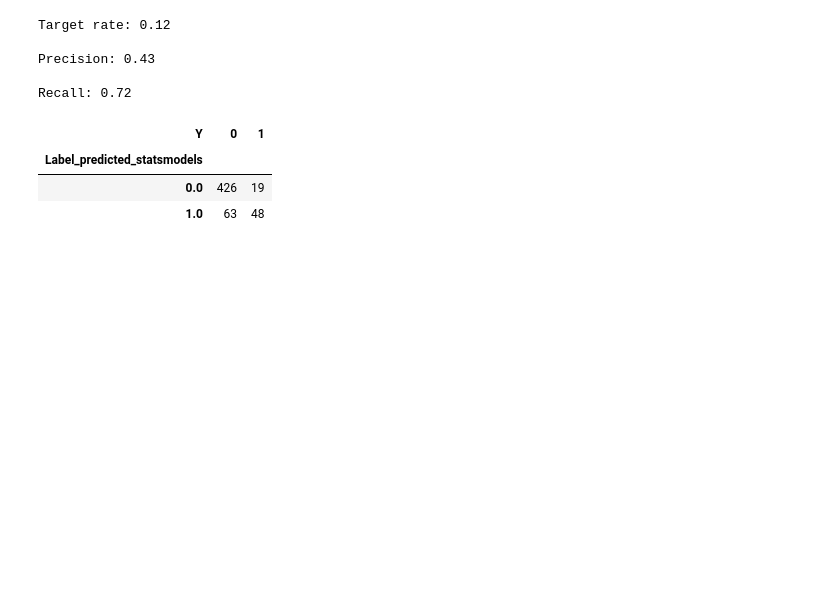
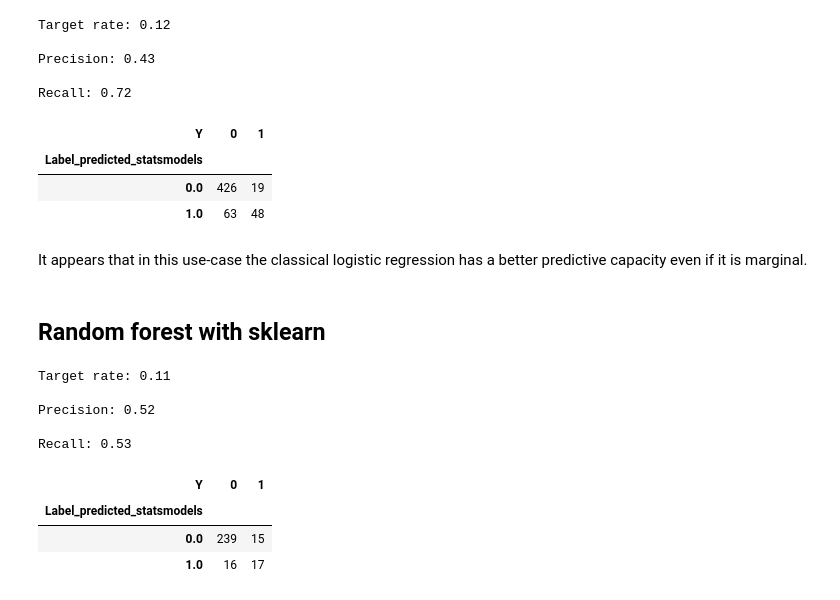
Before and after one commit to guillaumeovf/CarLoanDefault, a Jupyter notebook: wine_quality.ipynb, the cells around one changed output. Cells and saved outputs as stored; diff of their text form; code cells hidden in the pictures; blank space fills up the shorter version.

```diff
--- a/wine_quality.ipynb
+++ b/wine_quality.ipynb
@@ -1718,3 +1718,37 @@ Recall: 0.72
 | Label_predicted_statsmodels |  |  |
 | 0.0 | 426 | 19 |
 | 1.0 | 63 | 48 |
+# %% [markdown]
+It appears that in this use-case the classical logistic regression has a better predictive capacity even if it is marginal.
+# %% [markdown]
+## Random forest with sklearn
+# %%
+rf_skl = RandomForestClassifier(bootstrap=True, # resampling of the database for each tree
+                                       class_weight=None, #we already resampled before with SMOTE
+                                       criterion='gini', #gini or entropy, not very important
+                                       max_depth=5, #take a number between 5&8 depending of the size of the database
+                                       max_features='auto', #number of featuer selected by tree
+                                       max_leaf_nodes=None, #not important to change
+                                       min_samples_leaf=30, #Because we have a small database, 150 is good
+                                       n_estimators=500, #Number of trees
+                                       n_jobs=-1, #We take all the processors -1 that we have
+                                       random_state=893717398).fit(
+                                           train_smote[final_list_features].iloc[:,0:-1],
+                                           train_smote['Y'])
+
+test = pd.concat([test, pd.Series(rf_skl.predict_proba(test[final_list_features].iloc[:,0:-1])[:,1],
+                                  name='Predict_sklearn_rf')], axis=1)
+oot = pd.concat([oot, pd.Series(rf_skl.predict_proba(oot[final_list_features].iloc[:,0:-1])[:,1],
+                                  name='Predict_sklearn_rf')], axis=1)
+# %%
+confusion_matrix(test, 'Y', 'Predict_sklearn_rf',33)
+# %% [output]
+Target rate: 0.11
+
+Precision: 0.52
+
+Recall: 0.53
+| Y | 0 | 1 |
+| Label_predicted_statsmodels |  |  |
+| 0.0 | 239 | 15 |
+| 1.0 | 16 | 17 |
```
Also changed, not shown: parts of 5 cells of this notebook.
